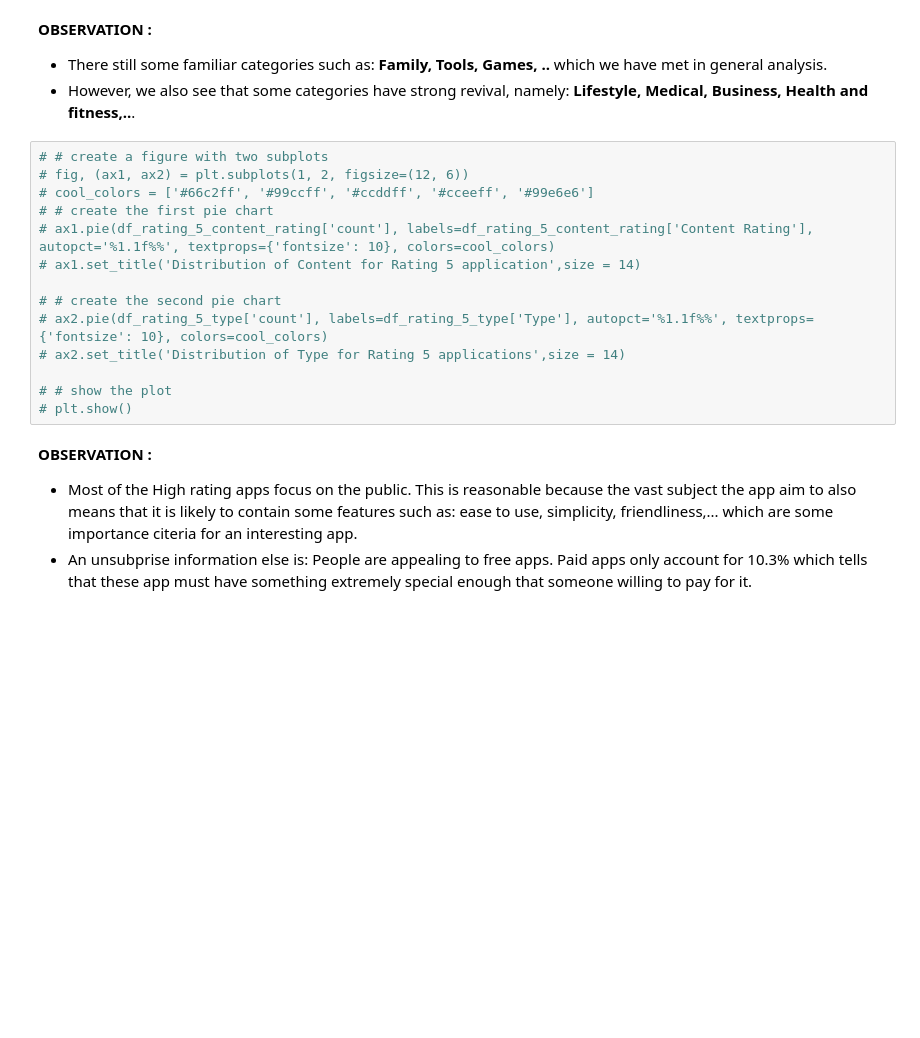
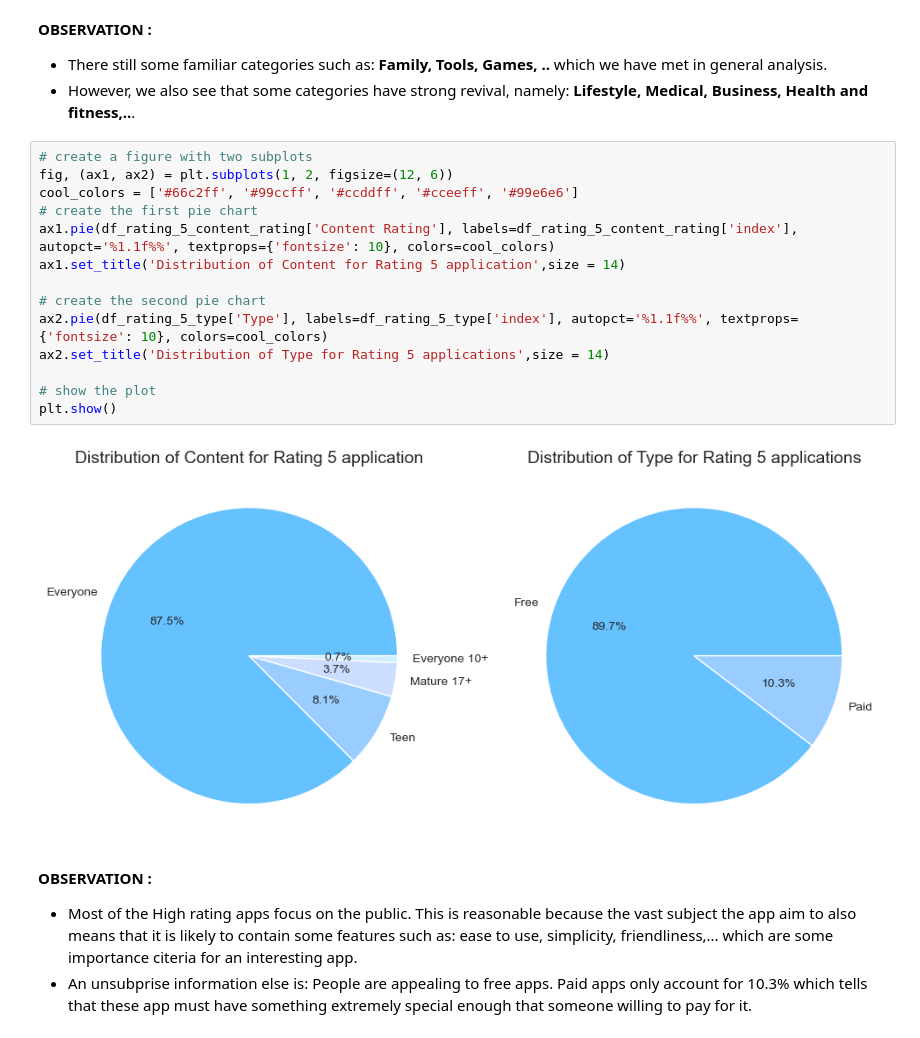
Before and after one commit to Luc-h0/Lap_trinh_cho_khoa_hoc_du_lieu, a Jupyter notebook: Notebook/2.0-EDA.ipynb, the cells around one changed output. Saved outputs shown, nothing was run; the diff lists cells and outputs as text; blank space fills up the shorter version.

```diff
--- a/Notebook/2.0-EDA.ipynb
+++ b/Notebook/2.0-EDA.ipynb
@@ -336,19 +338,21 @@ There are 271 apps having rating of 5.0
 - There still some familiar categories such as: **Family, Tools, Games, ..** which we have met in general analysis.
 - However, we also see that some categories have strong revival, namely: **Lifestyle, Medical, Business, Health and  fitness,..**.
 # %%
-# # create a figure with two subplots
-# fig, (ax1, ax2) = plt.subplots(1, 2, figsize=(12, 6))
-# cool_colors = ['#66c2ff', '#99ccff', '#ccddff', '#cceeff', '#99e6e6']
-# # create the first pie chart
-# ax1.pie(df_rating_5_content_rating['count'], labels=df_rating_5_content_rating['Content Rating'], autopct='%1.1f%%', textprops={'fontsize': 10}, colors=cool_colors)
-# ax1.set_title('Distribution of Content for Rating 5 application',size = 14)
+# create a figure with two subplots
+fig, (ax1, ax2) = plt.subplots(1, 2, figsize=(12, 6))
+cool_colors = ['#66c2ff', '#99ccff', '#ccddff', '#cceeff', '#99e6e6']
+# create the first pie chart
+ax1.pie(df_rating_5_content_rating['Content Rating'], labels=df_rating_5_content_rating['index'], autopct='%1.1f%%', textprops={'fontsize': 10}, colors=cool_colors)
+ax1.set_title('Distribution of Content for Rating 5 application',size = 14)
 
-# # create the second pie chart
-# ax2.pie(df_rating_5_type['count'], labels=df_rating_5_type['Type'], autopct='%1.1f%%', textprops={'fontsize': 10}, colors=cool_colors)
-# ax2.set_title('Distribution of Type for Rating 5 applications',size = 14)
+# create the second pie chart
+ax2.pie(df_rating_5_type['Type'], labels=df_rating_5_type['index'], autopct='%1.1f%%', textprops={'fontsize': 10}, colors=cool_colors)
+ax2.set_title('Distribution of Type for Rating 5 applications',size = 14)
 
-# # show the plot
-# plt.show()
+# show the plot
+plt.show()
+# %% [output]
+[figure, added]
 # %% [markdown]
 **OBSERVATION :**
 - Most of the High rating apps focus on the public. This is reasonable because the vast subject the app aim to also means that it is likely to contain some features such as: ease to use, simplicity, friendliness,... which are some importance citeria for an interesting app.
```
Also changed, not shown: parts of 2 cells of this notebook.
